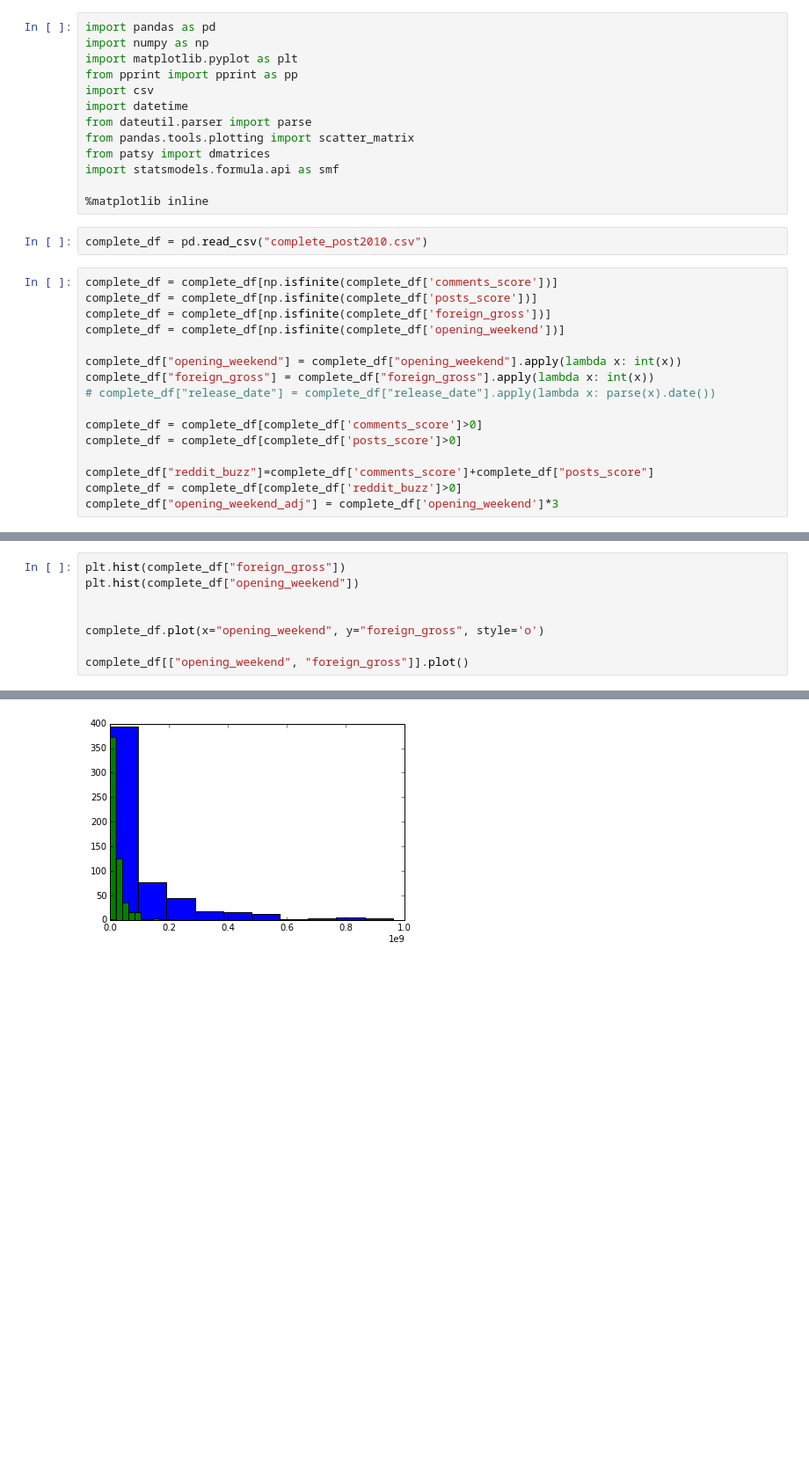
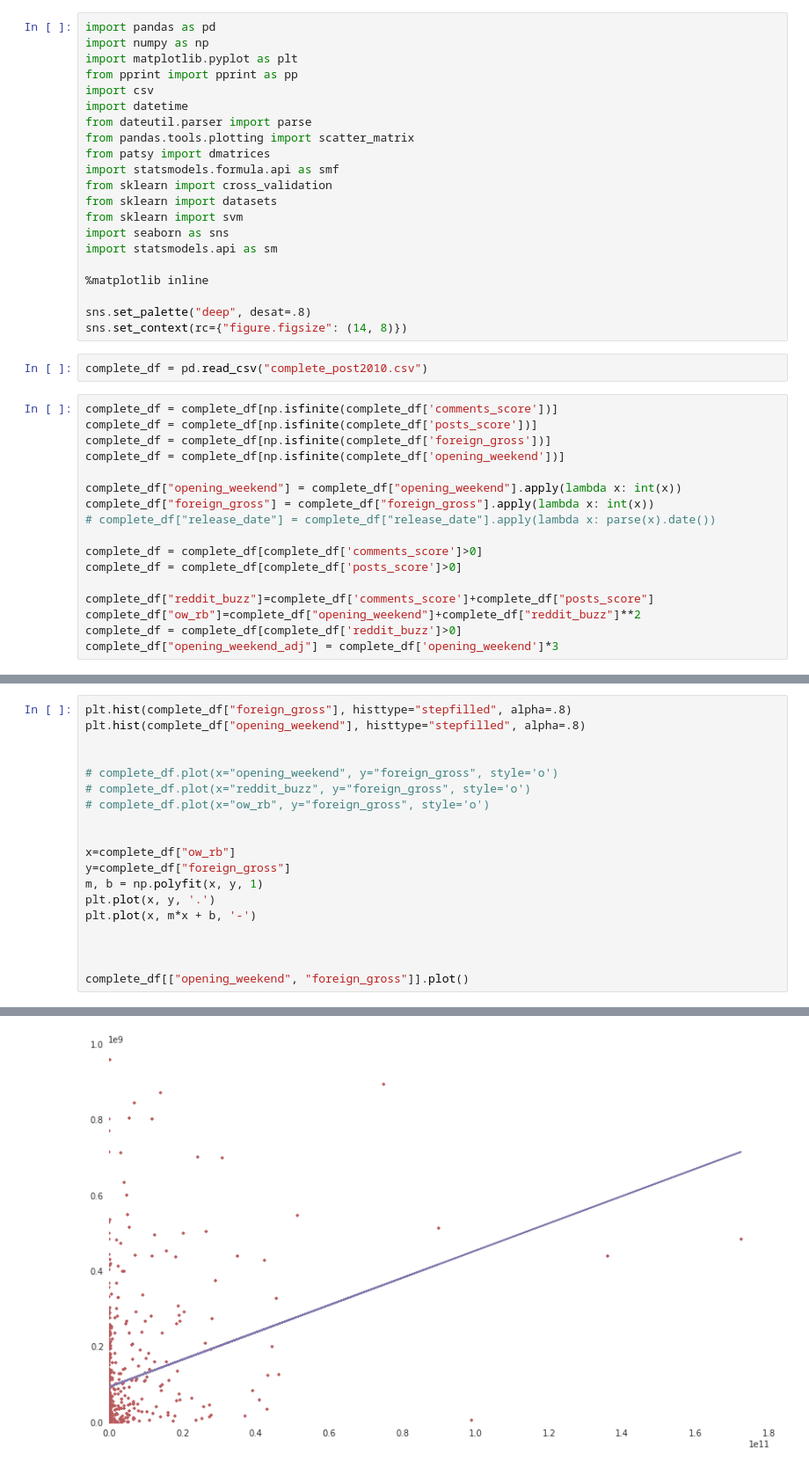
Before and after one commit to smitfire/luther, a Jupyter notebook: luther2.ipynb, the cells around one changed output, grey strips where cells are left out. Shown at 88% size. Saved outputs shown, nothing was run; the diff lists cells and outputs as text; blank space fills up the shorter version.

```diff
--- a/luther2.ipynb
+++ b/luther2.ipynb
@@ -9,8 +9,16 @@ from dateutil.parser import parse
 from pandas.tools.plotting import scatter_matrix
 from patsy import dmatrices
 import statsmodels.formula.api as smf
+from sklearn import cross_validation
+from sklearn import datasets
+from sklearn import svm
+import seaborn as sns
+import statsmodels.api as sm
 
 %matplotlib inline
+
+sns.set_palette("deep", desat=.8)
+sns.set_context(rc={"figure.figsize": (14, 8)})
 # %%
 complete_df = pd.read_csv("complete_post2010.csv")
 # %%
@@ -27,6 +35,7 @@ complete_df = complete_df[complete_df['comments_score']>0]
 complete_df = complete_df[complete_df['posts_score']>0]
 
 complete_df["reddit_buzz"]=complete_df['comments_score']+complete_df["posts_score"]
+complete_df["ow_rb"]=complete_df["opening_weekend"]+complete_df["reddit_buzz"]**2
 complete_df = complete_df[complete_df['reddit_buzz']>0]
 complete_df["opening_weekend_adj"] = complete_df['opening_weekend']*3
 # %%
@@ -44,11 +53,22 @@ complete_df.describe()
 # %%
-plt.hist(complete_df["foreign_gross"])
-plt.hist(complete_df["opening_weekend"])
+plt.hist(complete_df["foreign_gross"], histtype="stepfilled", alpha=.8)
+plt.hist(complete_df["opening_weekend"], histtype="stepfilled", alpha=.8)
 
 
-complete_df.plot(x="opening_weekend", y="foreign_gross", style='o')
+# complete_df.plot(x="opening_weekend", y="foreign_gross", style='o')
+# complete_df.plot(x="reddit_buzz", y="foreign_gross", style='o')
+# complete_df.plot(x="ow_rb", y="foreign_gross", style='o')
+
+
+x=complete_df["ow_rb"]
+y=complete_df["foreign_gross"]
+m, b = np.polyfit(x, y, 1)
+plt.plot(x, y, '.')
+plt.plot(x, m*x + b, '-')
+
+
 
 complete_df[["opening_weekend", "foreign_gross"]].plot()
 # %% [output]
 <matplotlib.axes._subplots.AxesSubplot at 0x...>
-[figure, old version]
+[figure, new version]
```
Also changed, not shown: parts of 10 cells of this notebook, 1 other file.
